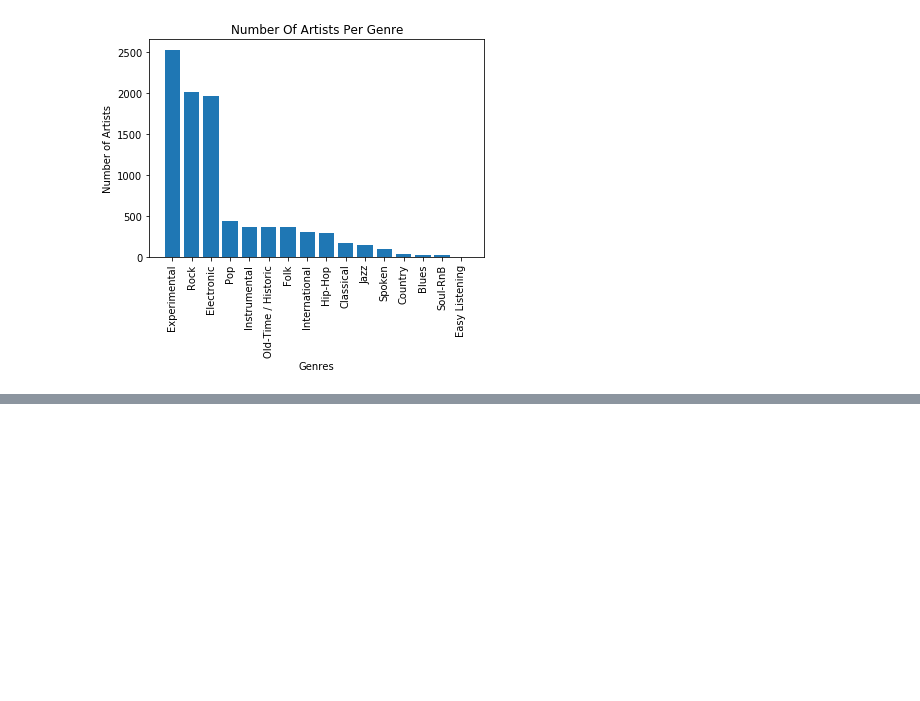
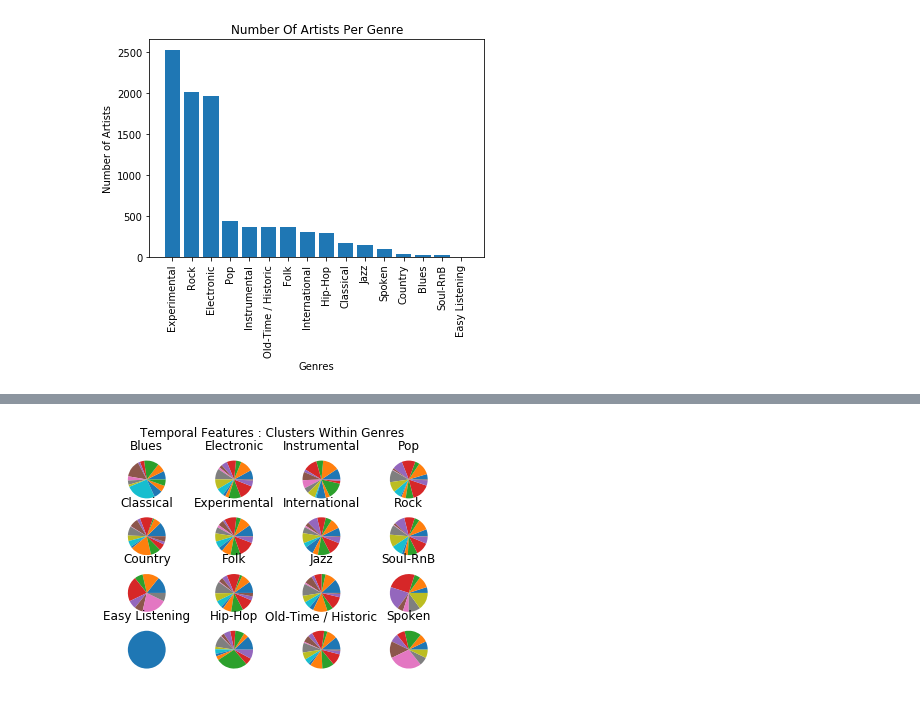
Before and after one commit to Evelios/gen-really, a Jupyter notebook: unsupervised-classification.ipynb, the cells around one changed output, grey strips where cells are left out. Cells and saved outputs as stored; diff of their text form; code cells hidden in the pictures; blank space fills up the shorter version.

```diff
--- a/unsupervised-classification.ipynb
+++ b/unsupervised-classification.ipynb
@@ -84,0 +129,33 @@ kmeans = KMeans(n_clusters=len(artist_genre_counts)).fit(training_data)
+# %%
+# ---------- Unsupervised Learning On Temporal Features ----------
+# echonest_with_genres = shuffle(echonest[pd.notnull(echonest.genre)])
+echonest_with_genres = shuffle(echonest[pd.notnull(echonest.genre)])
+
+temporal_training_data = echonest_with_genres.audio_features.values
+
+kmeans_audio = KMeans(n_clusters=len(artist_genre_counts)).fit(temporal_training_data)
+temporal_clusters = kmeans_audio.predict(temporal_training_data)
+# %%
+# The Genre Clusters Count
+temporal_genres = echonest_with_genres.genre.copy().reset_index(drop=True)
+temporal_genre_clusters = pd.DataFrame([temporal_genres, temporal_clusters], index=['genre', 'cluster']).transpose()
+
+# Aggregate the table data
+temporal_genre_clusters = temporal_genre_clusters.groupby(['genre', 'cluster']).size().reset_index()
+temporal_genre_clusters.rename(columns={ 0 :  'ammount'}, inplace=True)
+# %%
+fig, sub = plt.subplots(4, 4)
+index = 0
+
+fig.suptitle('Temporal Features : Clusters Within Genres')
+
+for genre, data in temporal_genre_clusters.groupby('genre'):
+
+    row = index % 4
+    col = int(index / 4)
+    index += 1
+
+    sub[row, col].set_title(genre)
+    sub[row, col].pie(data.ammount)
+# %% [output]
+[figure, added]
```
Also changed, not shown: parts of 9 cells of this notebook.
